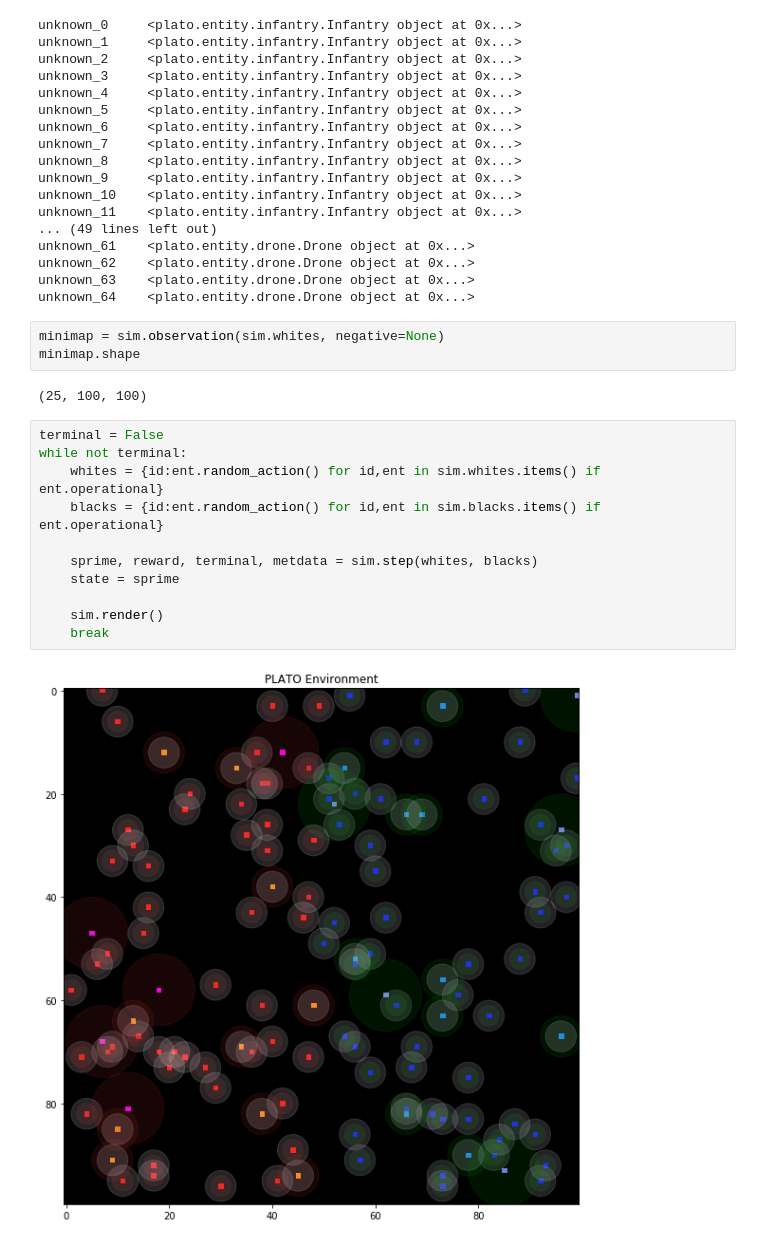
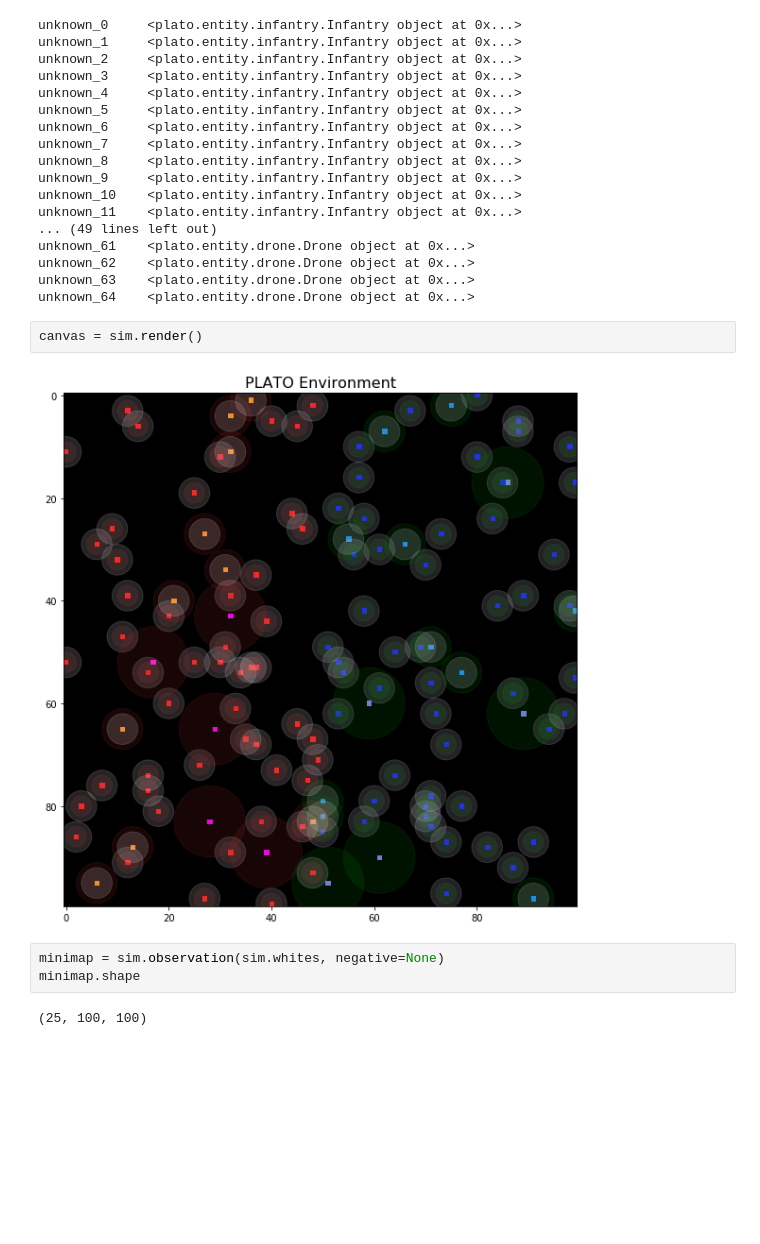
Before and after one commit to Liberty3000/plato, a Jupyter notebook: notebooks/PLATO VI.ipynb, the cells around one changed output. Saved outputs shown, nothing was run; the diff lists cells and outputs as text; blank space fills up the shorter version.

```diff
--- a/notebooks/PLATO VI.ipynb
+++ b/notebooks/PLATO VI.ipynb
@@ -62,24 +62,15 @@ unknown_61    <plato.entity.drone.Drone object at 0x...>
 unknown_62    <plato.entity.drone.Drone object at 0x...>
 unknown_63    <plato.entity.drone.Drone object at 0x...>
 unknown_64    <plato.entity.drone.Drone object at 0x...>
+# %%
+canvas = sim.render()
+# %% [output]
+[figure, added]
 # %%
 minimap = sim.observation(sim.whites, negative=None)
 minimap.shape
 # %% [output]
 (25, 100, 100)
-# %%
-terminal = False
-while not terminal:
-    whites = {id:ent.random_action() for id,ent in sim.whites.items() if ent.operational}
-    blacks = {id:ent.random_action() for id,ent in sim.blacks.items() if ent.operational}
-
-    sprime, reward, terminal, metdata = sim.step(whites, blacks)
-    state = sprime
-
-    sim.render()
-    break
-# %% [output]
-[figure, removed]
 # %%
 import numpy as np, matplotlib.pyplot as mp
 from plato.features import global_features
```
Also changed, not shown: parts of 3 cells of this notebook, 14 other files.
